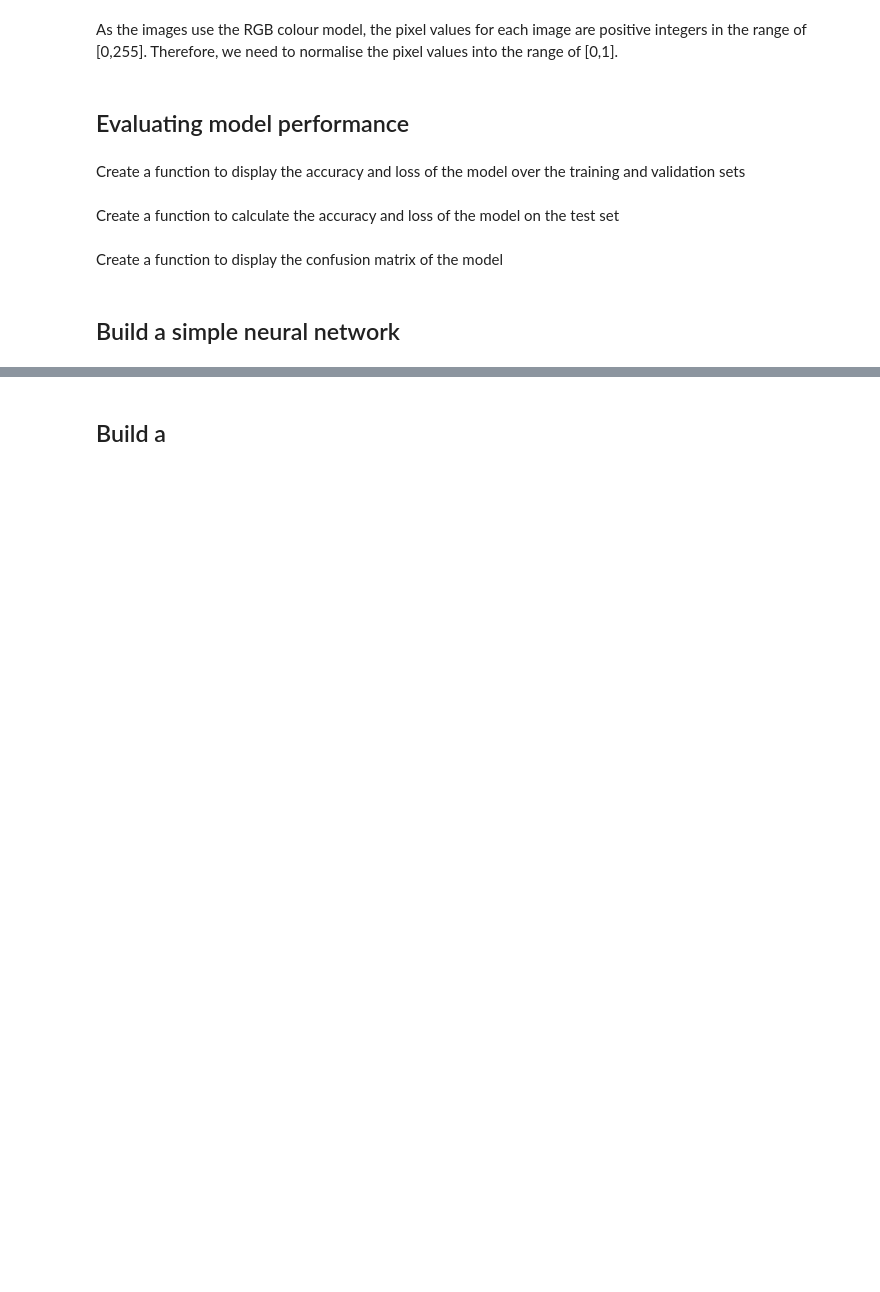
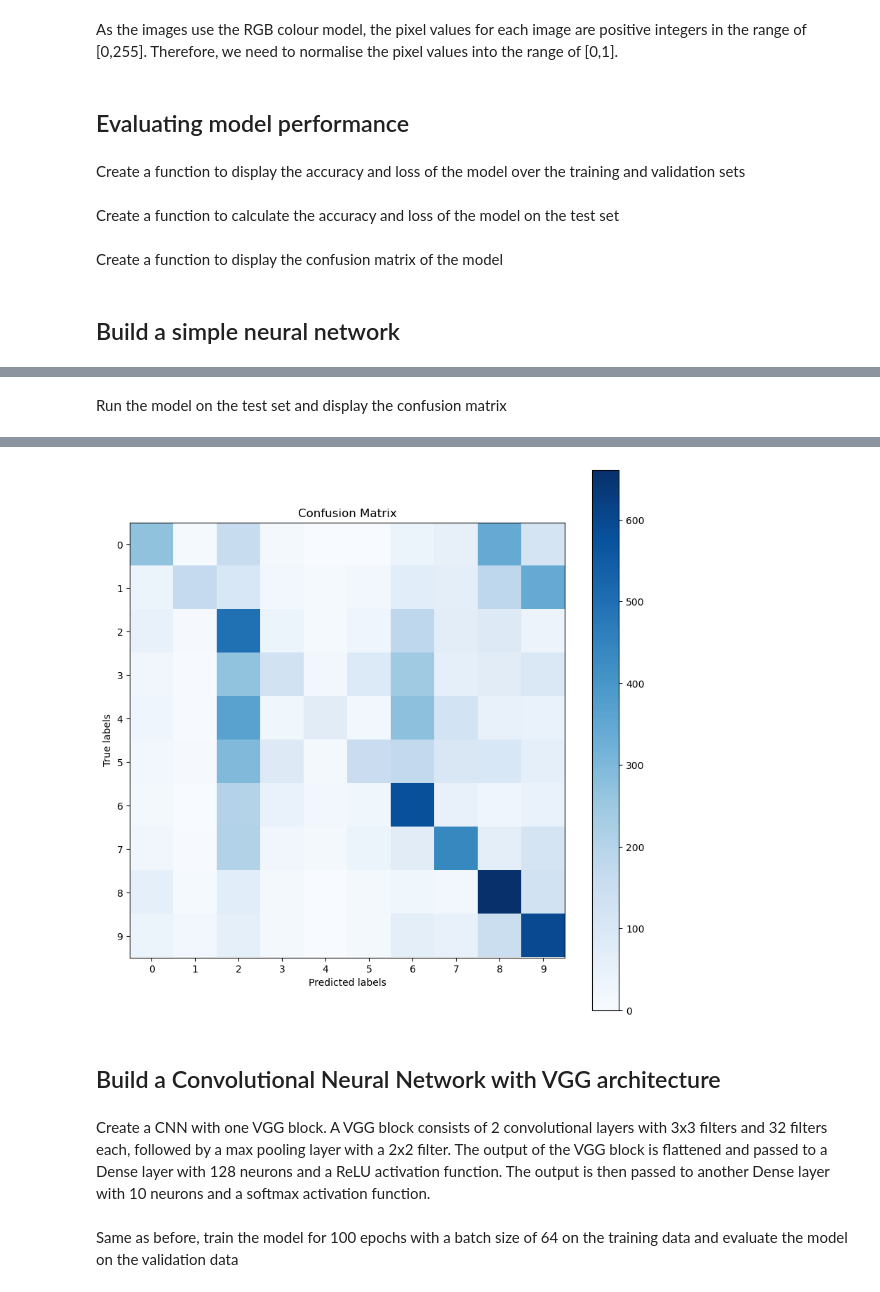
Before and after one commit to camwhite18/ml-model-comparison, a Jupyter notebook: cnn.ipynb, the cells around one changed output, grey strips where cells are left out. Drawn from its saved outputs; the diff is of its cells as text; code cells hidden in the pictures; blank space fills up the shorter version.

```diff
--- a/cnn.ipynb
+++ b/cnn.ipynb
@@ -121,5 +122,5 @@ def single_layer_model():
 # %%
-model = single_layer_model()
-history = model.fit(x_train, y_train, batch_size=512, epochs=100, validation_data=(x_val, y_val))
+single_layer_model = single_layer_model()
+history = single_layer_model.fit(x_train, y_train, batch_size=64, epochs=100, validation_data=(x_test, y_test))
 # %% [output]
 Epoch 1/100
@@ -157,0 +150,6 @@ confusion_matrix(model)
+# %% [markdown]
+Run the model on the test set and display the confusion matrix
+# %%
+test_model(single_layer_model)
+confusion_matrix(single_layer_model)
+# %% [output]
@@ -158,2 +160,6 @@ confusion_matrix(model)
+[figure, added]
 # %% [markdown]
-## Build a
+## Build a Convolutional Neural Network with VGG architecture
+# %% [markdown]
+Create a CNN with one VGG block. A VGG block consists of 2 convolutional layers with 3x3 filters and 32 filters each, followed by a max pooling layer with a 2x2 filter.
+The output of the VGG block is flattened and passed to a Dense layer with 128 neurons and a ReLU activation function. The output is then passed to another Dense layer with 10 neurons and a softmax activation function.
@@ -159,0 +180,2 @@ confusion_matrix(model)
+# %% [markdown]
+Same as before, train the model for 100 epochs with a batch size of 64 on the training data and evaluate the model on the validation data
```
Also changed, not shown: parts of 19 cells of this notebook.
